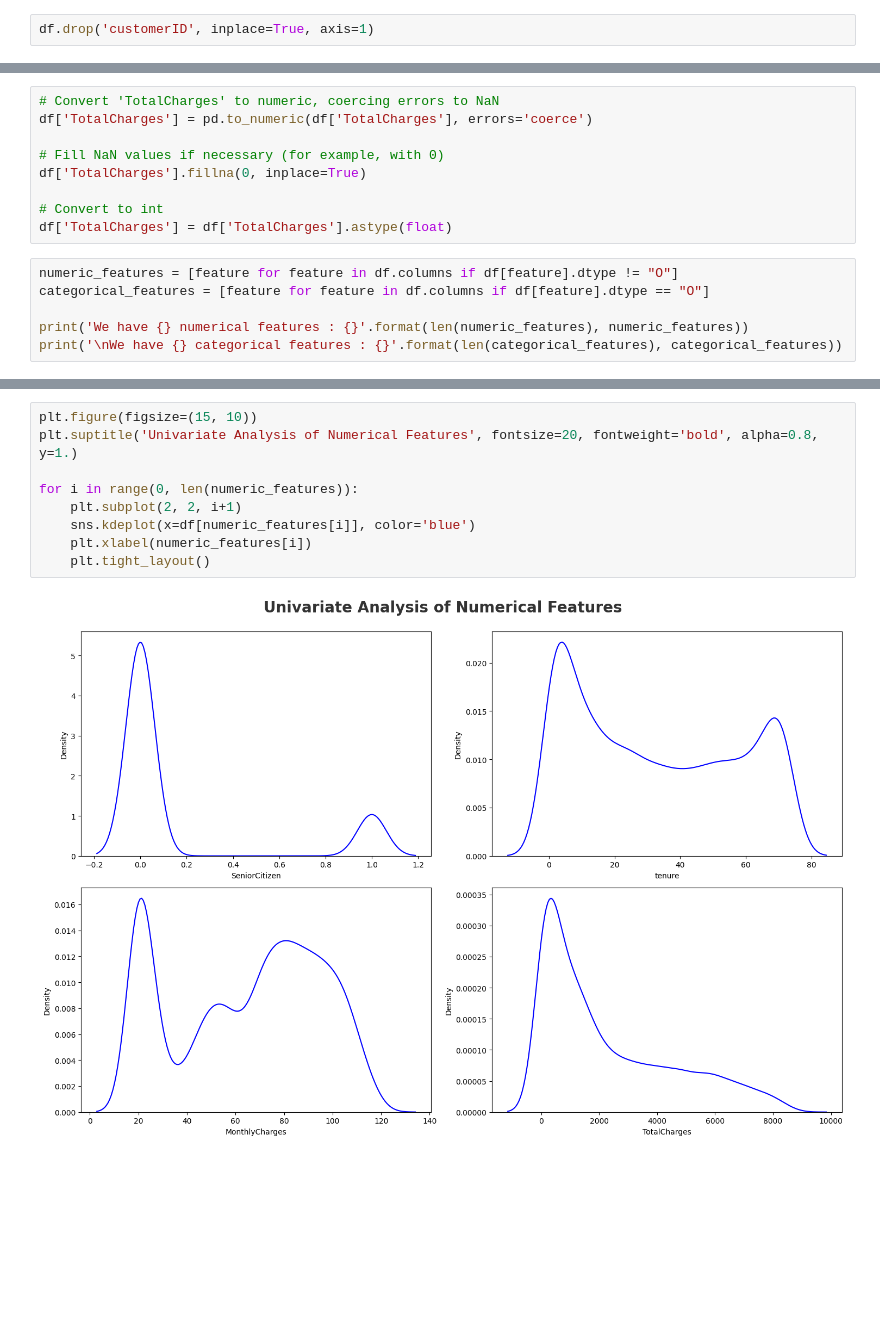
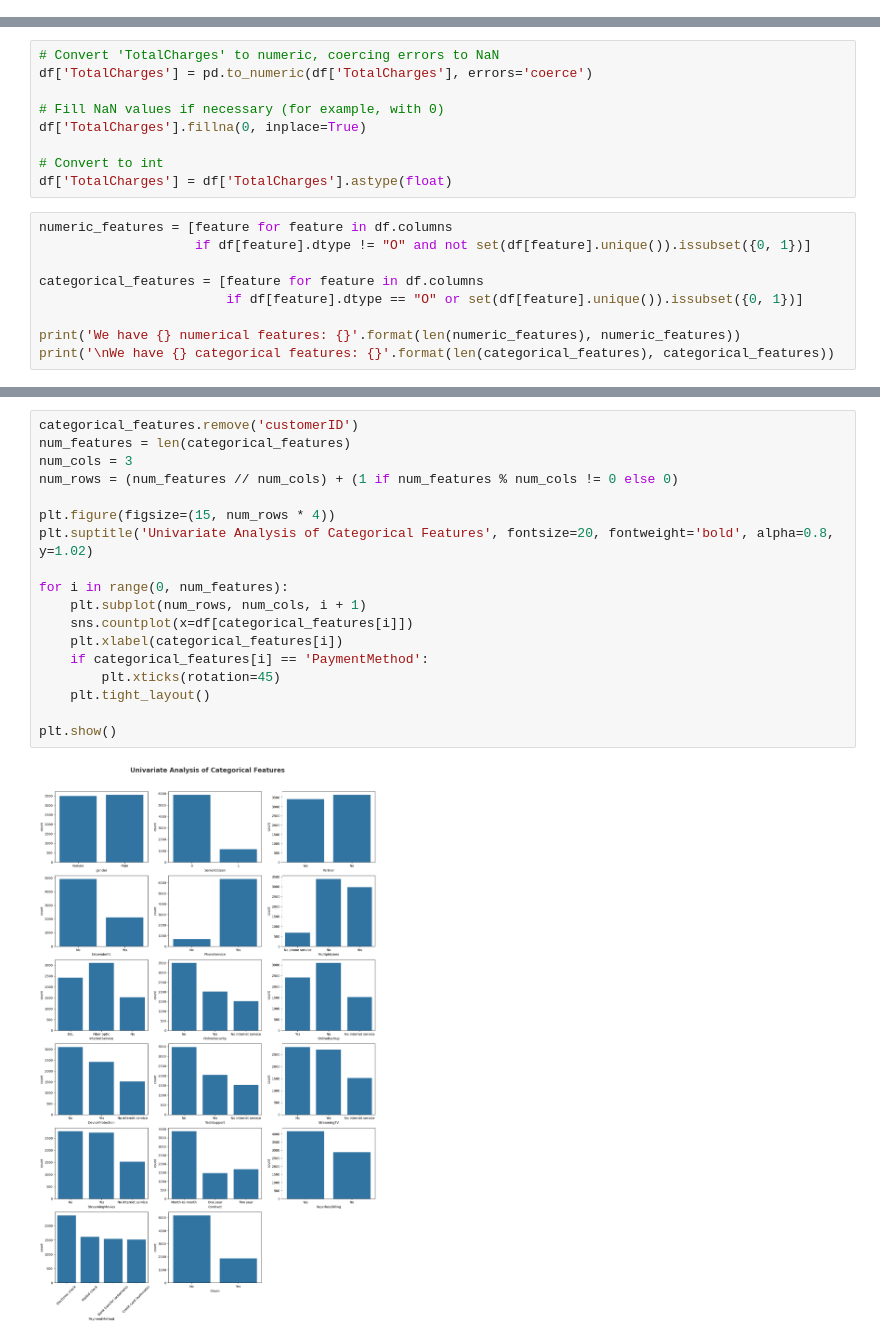
Before and after one commit to Sirikrrishna/Customer_Churn_Prediction, a Jupyter notebook: notebook/EDA.ipynb, the cells around one changed output, grey strips where cells are left out. Cells and saved outputs as stored; diff of their text form; blank space fills up the shorter version.

```diff
--- a/notebook/EDA.ipynb
+++ b/notebook/EDA.ipynb
@@ -103,3 +33 @@ df.describe()
-# %%
-df.drop('customerID', inplace=True, axis=1)
 # %%
@@ -122,9 +53,12 @@ df['TotalCharges'].fillna(0, inplace=True)
 # Convert to int
 df['TotalCharges'] = df['TotalCharges'].astype(float)
 # %%
-numeric_features = [feature for feature in df.columns if df[feature].dtype != "O"]
-categorical_features = [feature for feature in df.columns if df[feature].dtype == "O"]
+numeric_features = [feature for feature in df.columns
+                    if df[feature].dtype != "O" and not set(df[feature].unique()).issubset({0, 1})]
 
-print('We have {} numerical features : {}'.format(len(numeric_features), numeric_features))
-print('\nWe have {} categorical features : {}'.format(len(categorical_features), categorical_features))
+categorical_features = [feature for feature in df.columns
+                        if df[feature].dtype == "O" or set(df[feature].unique()).issubset({0, 1})]
+
+print('We have {} numerical features: {}'.format(len(numeric_features), numeric_features))
+print('\nWe have {} categorical features: {}'.format(len(categorical_features), categorical_features))
 # %% [output]
@@ -157,11 +101,20 @@ Name: proportion, dtype: float64
 # %%
-plt.figure(figsize=(15, 10))
-plt.suptitle('Univariate Analysis of Numerical Features', fontsize=20, fontweight='bold', alpha=0.8, y=1.)
+categorical_features.remove('customerID')
+num_features = len(categorical_features)
+num_cols = 3
+num_rows = (num_features // num_cols) + (1 if num_features % num_cols != 0 else 0)
 
-for i in range(0, len(numeric_features)):
-    plt.subplot(2, 2, i+1)
-    sns.kdeplot(x=df[numeric_features[i]], color='blue')
-    plt.xlabel(numeric_features[i])
+plt.figure(figsize=(15, num_rows * 4))
+plt.suptitle('Univariate Analysis of Categorical Features', fontsize=20, fontweight='bold', alpha=0.8, y=1.02)
+
+for i in range(0, num_features):
+    plt.subplot(num_rows, num_cols, i + 1)
+    sns.countplot(x=df[categorical_features[i]])
+    plt.xlabel(categorical_features[i])
+    if categorical_features[i] == 'PaymentMethod':
+        plt.xticks(rotation=45)
     plt.tight_layout()
+
+plt.show()
 # %% [output]
-[figure, old version]
+[figure, new version]
```
Also changed, not shown: parts of 37 cells of this notebook, 21 other files.
